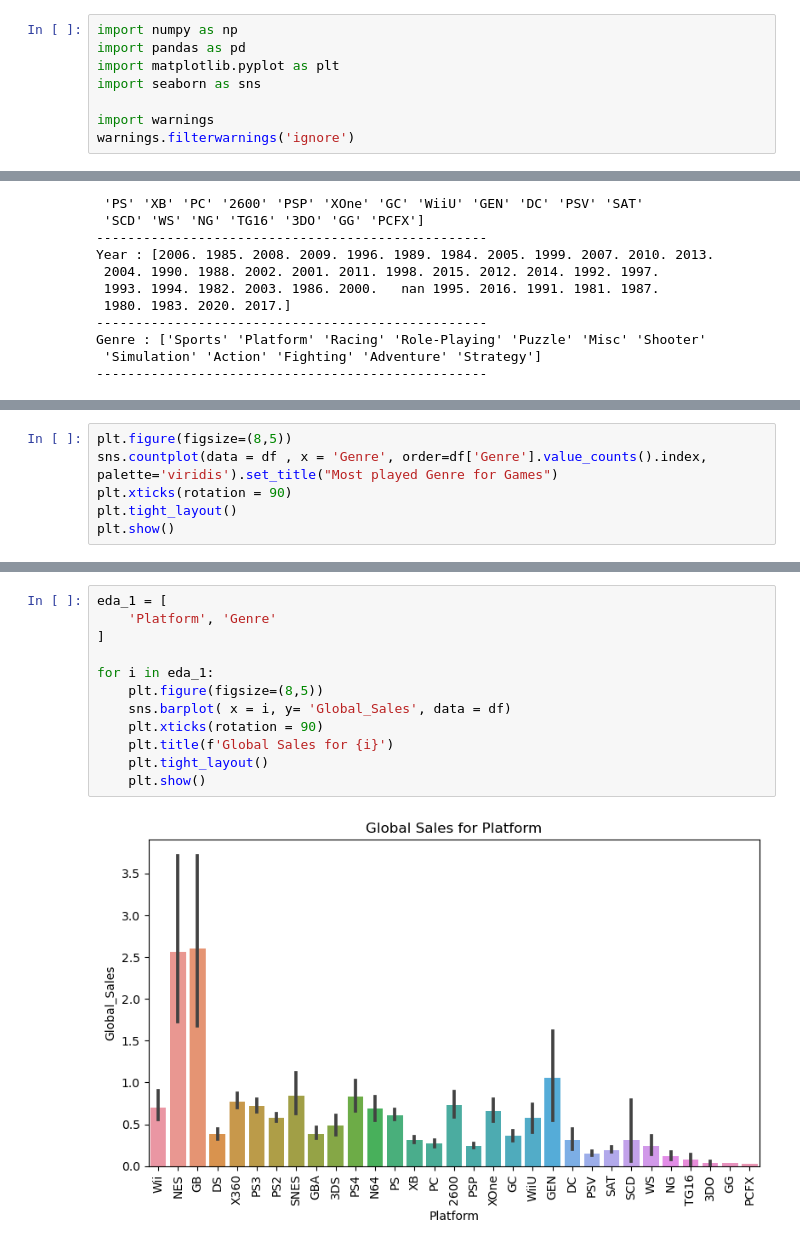
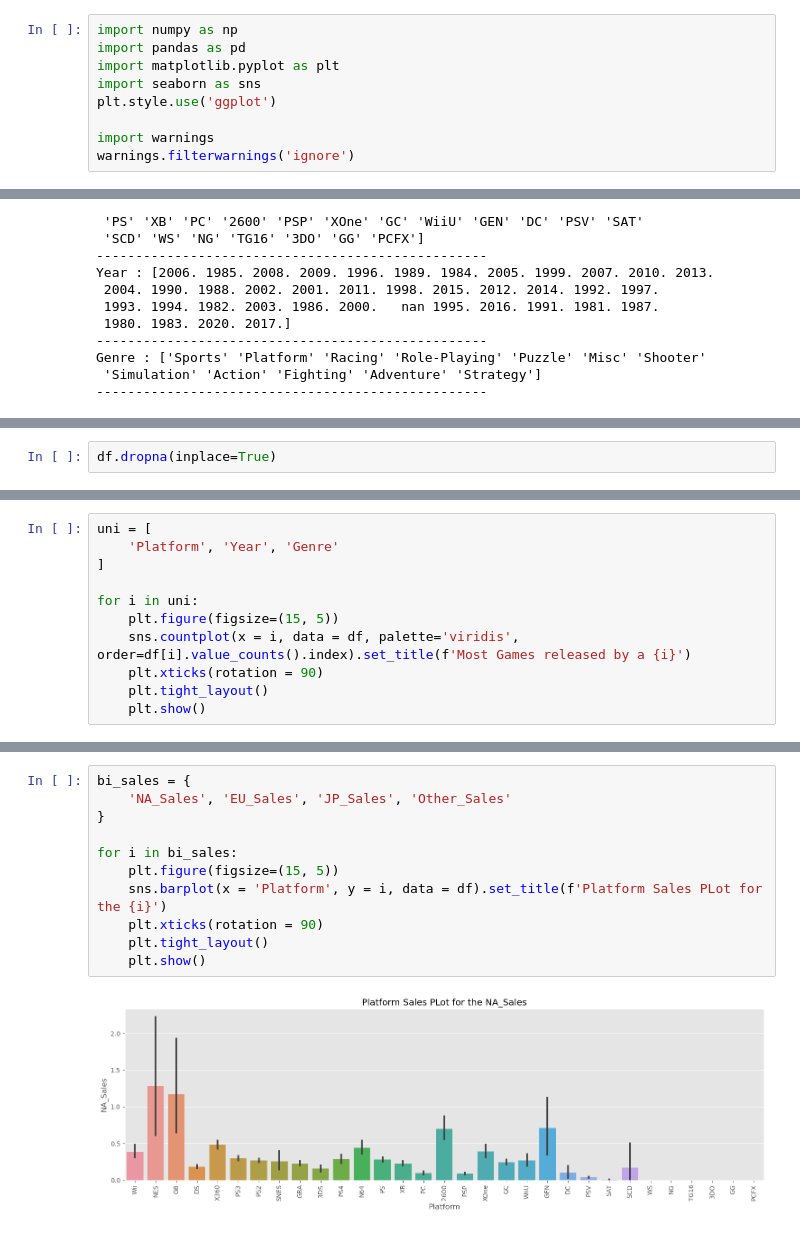
Before and after one commit to Aman-Baruwal/Games_Sales_Analysis, a Jupyter notebook: games_sales.ipynb, the cells around one changed output, grey strips where cells are left out. Cells and saved outputs as stored; diff of their text form.

```diff
--- a/games_sales.ipynb
+++ b/games_sales.ipynb
@@ -5,6 +5,7 @@ import numpy as np
 import pandas as pd
 import matplotlib.pyplot as plt
 import seaborn as sns
+plt.style.use('ggplot')
 
 import warnings
 warnings.filterwarnings('ignore')
@@ -80,0 +100,2 @@ Genre : ['Sports' 'Platform' 'Racing' 'Role-Playing' 'Puzzle' 'Misc' 'Shooter'
+# %%
+df.dropna(inplace=True)
@@ -89,7 +114,12 @@ plt.show()
 # %%
-plt.figure(figsize=(8,5))
-sns.countplot(data = df , x = 'Genre', order=df['Genre'].value_counts().index, palette='viridis').set_title("Most played Genre for Games")
-plt.xticks(rotation = 90)
-plt.tight_layout()
-plt.show()
+uni = [
+    'Platform', 'Year', 'Genre'
+]
+
+for i in uni:
+    plt.figure(figsize=(15, 5))
+    sns.countplot(x = i, data = df, palette='viridis', order=df[i].value_counts().index).set_title(f'Most Games released by a {i}')
+    plt.xticks(rotation = 90)
+    plt.tight_layout()
+    plt.show()
 # %% [output]
@@ -97,14 +143,13 @@ plt.show()
 # %%
-eda_1 = [
-    'Platform', 'Genre'
-]
+bi_sales = {
+    'NA_Sales', 'EU_Sales', 'JP_Sales', 'Other_Sales'
+}
 
-for i in eda_1:
-    plt.figure(figsize=(8,5))
-    sns.barplot( x = i, y= 'Global_Sales', data = df)
+for i in bi_sales:
+    plt.figure(figsize=(15, 5))
+    sns.barplot(x = 'Platform', y = i, data = df).set_title(f'Platform Sales PLot for the {i}')
     plt.xticks(rotation = 90)
-    plt.title(f'Global Sales for {i}')
     plt.tight_layout()
     plt.show()
 # %% [output]
-[figure, old version]
+[figure, new version]
```
Also changed, not shown: parts of 18 cells of this notebook, 1 other file.
